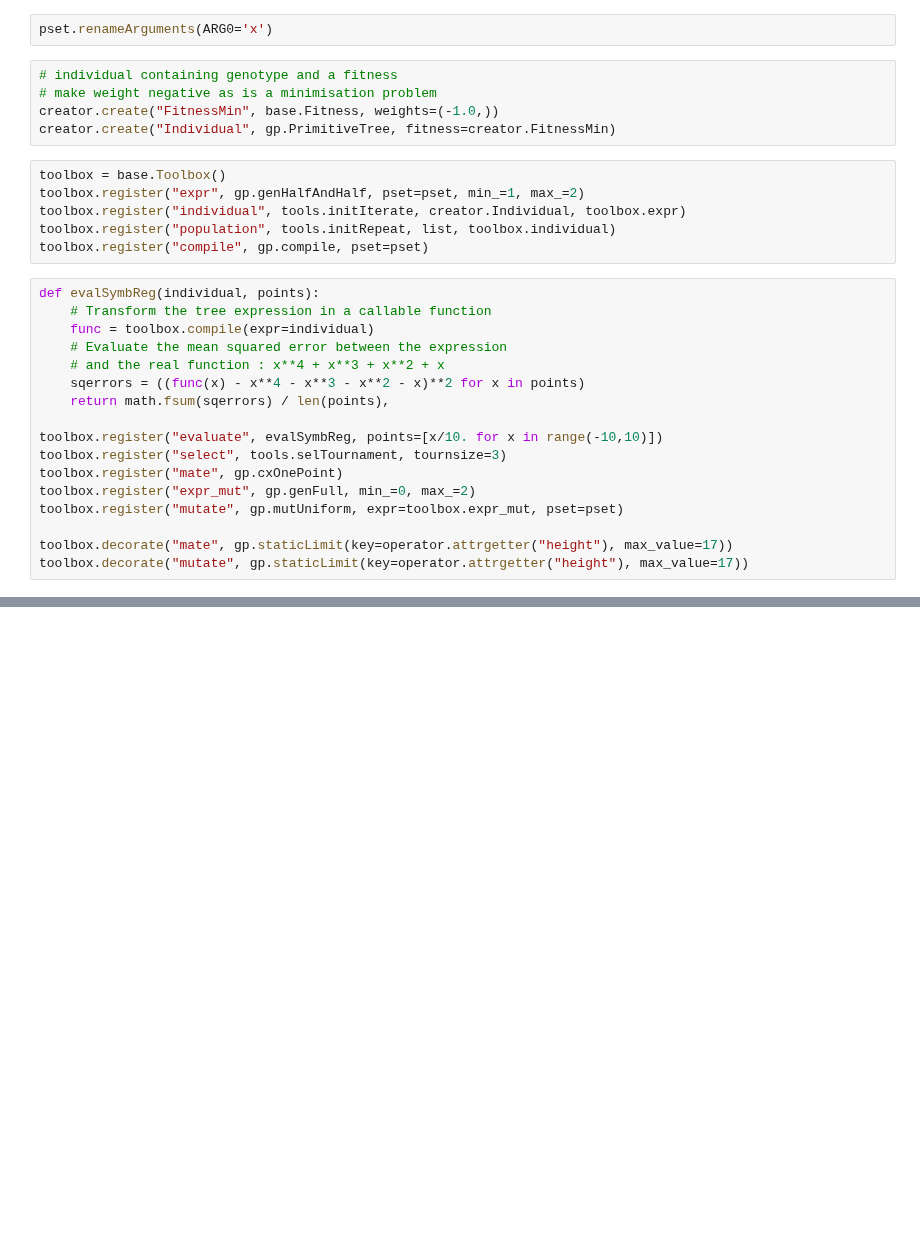
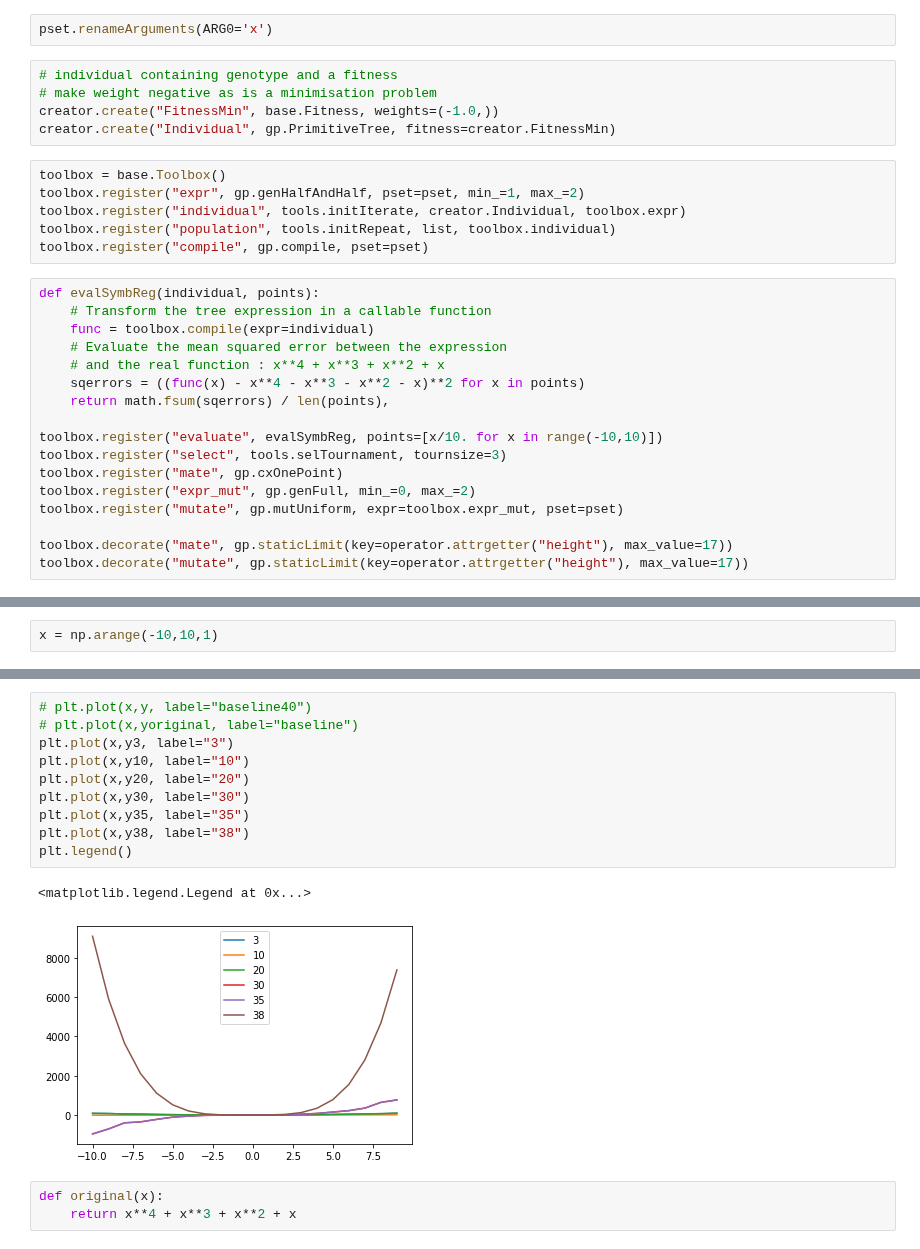
Before and after one commit to hughharford/condorgp, a Jupyter notebook: notebooks/katzenj-deap-testing/katzenj_Symbolic_regression_GP.ipynb, the cells around one changed output, grey strips where cells are left out. Saved outputs shown, nothing was run; the diff lists cells and outputs as text; blank space fills up the shorter version.

```diff
--- a/notebooks/katzenj-deap-testing/katzenj_Symbolic_regression_GP.ipynb
+++ b/notebooks/katzenj-deap-testing/katzenj_Symbolic_regression_GP.ipynb
@@ -117,0 +145,2 @@ gen     nevals  avg     gen     max     min             nevals  std     avg
+# %%
+x = np.arange(-10,10,1)
@@ -117,0 +178,16 @@ gen     nevals  avg     gen     max     min             nevals  std     avg
+# %%
+# plt.plot(x,y, label="baseline40")
+# plt.plot(x,yoriginal, label="baseline")
+plt.plot(x,y3, label="3")
+plt.plot(x,y10, label="10")
+plt.plot(x,y20, label="20")
+plt.plot(x,y30, label="30")
+plt.plot(x,y35, label="35")
+plt.plot(x,y38, label="38")
+plt.legend()
+# %% [output]
+<matplotlib.legend.Legend at 0x...>
+[figure, added]
+# %%
+def original(x):
+    return x**4 + x**3 + x**2 + x
```
Also changed, not shown: parts of 27 cells of this notebook.
